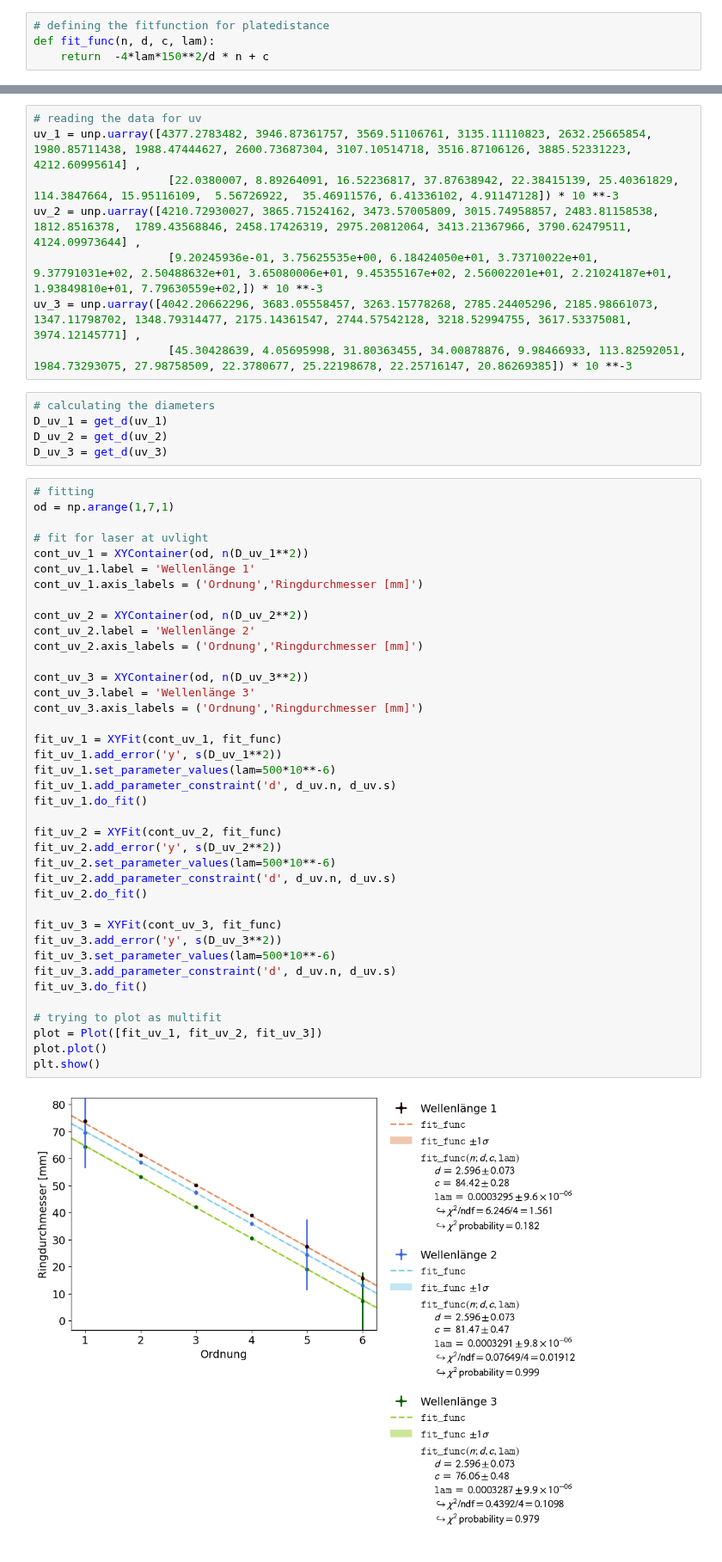
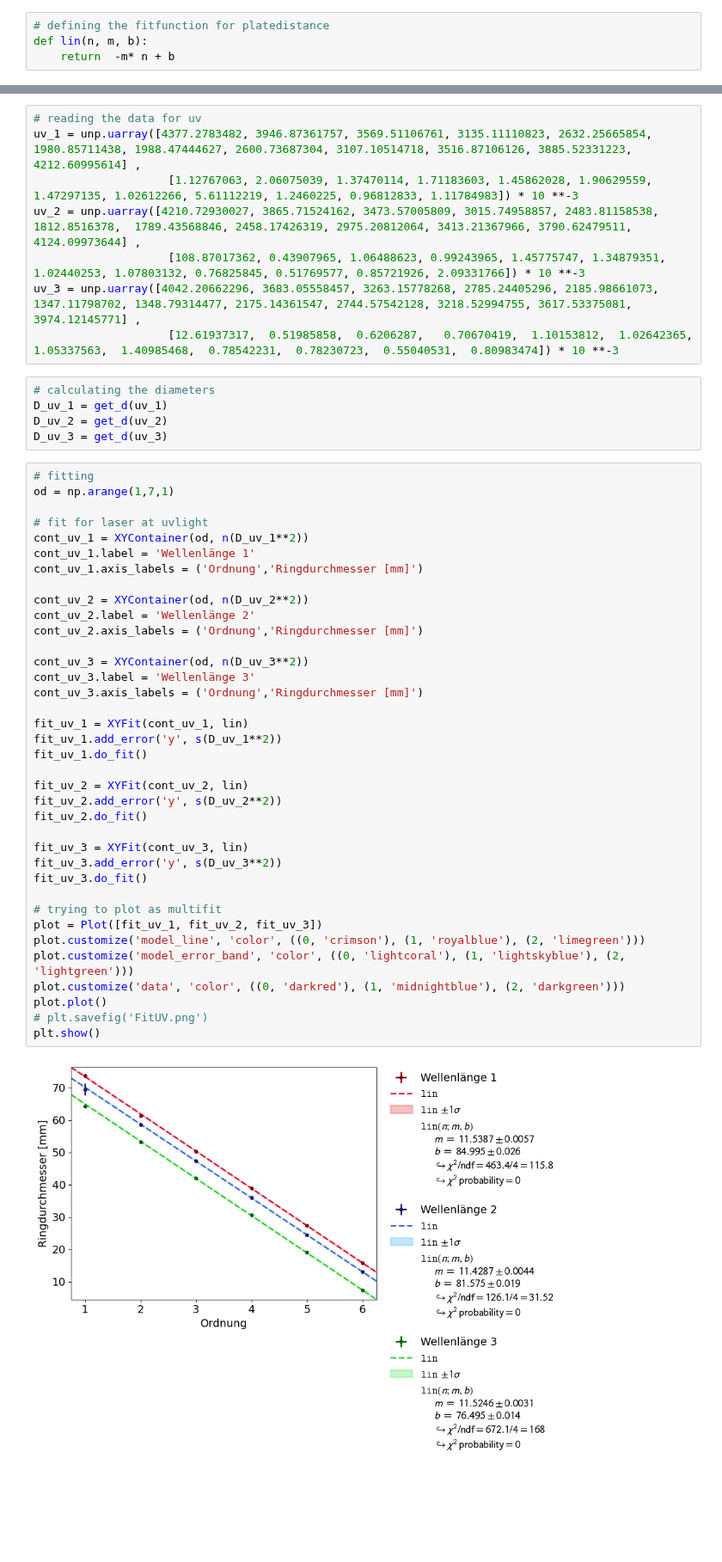
Before and after one commit to MRNock04/P3, a Jupyter notebook: Hyperfeinstruktur/Verrechnung.ipynb, the cells around one changed output, grey strips where cells are left out. Shown at 86% size. Saved outputs shown, nothing was run; the diff lists cells and outputs as text; blank space fills up the shorter version.

```diff
--- a/Hyperfeinstruktur/Verrechnung.ipynb
+++ b/Hyperfeinstruktur/Verrechnung.ipynb
@@ -15,5 +15,5 @@ def get_d(val):
     return (val + val[::-1])[0:int(len(val)/2)]
 # %%
 # defining the fitfunction for platedistance
-def fit_func(n, d, c, lam):
-    return  -4*lam*150**2/d * n + c
+def lin(n, m, b):
+    return  -m* n + b
@@ -139,11 +163,11 @@ print(f'{lam_green_2.n} +/- {lam_green_2.s}')
 # %%
 # reading the data for uv
 uv_1 = unp.uarray([4377.2783482, 3946.87361757, 3569.51106761, 3135.11110823, 2632.25665854, 1980.85711438, 1988.47444627, 2600.73687304, 3107.10514718, 3516.87106126, 3885.52331223, 4212.60995614] ,
-                    [22.0380007, 8.89264091, 16.52236817, 37.87638942, 22.38415139, 25.40361829, 114.3847664, 15.95116109,  5.56726922,  35.46911576, 6.41336102, 4.91147128]) * 10 **-3
+                    [1.12767063, 2.06075039, 1.37470114, 1.71183603, 1.45862028, 1.90629559, 1.47297135, 1.02612266, 5.61112219, 1.2460225, 0.96812833, 1.11784983]) * 10 **-3
 uv_2 = unp.uarray([4210.72930027, 3865.71524162, 3473.57005809, 3015.74958857, 2483.81158538, 1812.8516378,  1789.43568846, 2458.17426319, 2975.20812064, 3413.21367966, 3790.62479511, 4124.09973644] ,
-                    [9.20245936e-01, 3.75625535e+00, 6.18424050e+01, 3.73710022e+01, 9.37791031e+02, 2.50488632e+01, 3.65080006e+01, 9.45355167e+02, 2.56002201e+01, 2.21024187e+01, 1.93849810e+01, 7.79630559e+02,]) * 10 **-3
+                    [108.87017362, 0.43907965, 1.06488623, 0.99243965, 1.45775747, 1.34879351, 1.02440253, 1.07803132, 0.76825845, 0.51769577, 0.85721926, 2.09331766]) * 10 **-3
 uv_3 = unp.uarray([4042.20662296, 3683.05558457, 3263.15778268, 2785.24405296, 2185.98661073, 1347.11798702, 1348.79314477, 2175.14361547, 2744.57542128, 3218.52994755, 3617.53375081, 3974.12145771] ,
-                    [45.30428639, 4.05695998, 31.80363455, 34.00878876, 9.98466933, 113.82592051, 1984.73293075, 27.98758509, 22.3780677, 25.22198678, 22.25716147, 20.86269385]) * 10 **-3
+                    [12.61937317,  0.51985858,  0.6206287,   0.70670419,  1.10153812,  1.02642365, 1.05337563,  1.40985468,  0.78542231,  0.78230723,  0.55040531,  0.80983474]) * 10 **-3
 # %%
 # calculating the diameters
 D_uv_1 = get_d(uv_1)
@@ -153,42 +177,40 @@ D_uv_3 = get_d(uv_3)
 # fitting
 od = np.arange(1,7,1)
 
 # fit for laser at uvlight
 cont_uv_1 = XYContainer(od, n(D_uv_1**2))
 cont_uv_1.label = 'Wellenlänge 1'
 cont_uv_1.axis_labels = ('Ordnung','Ringdurchmesser [mm]')
 
 cont_uv_2 = XYContainer(od, n(D_uv_2**2))
 cont_uv_2.label = 'Wellenlänge 2'
 cont_uv_2.axis_labels = ('Ordnung','Ringdurchmesser [mm]')
 
 cont_uv_3 = XYContainer(od, n(D_uv_3**2))
 cont_uv_3.label = 'Wellenlänge 3'
 cont_uv_3.axis_labels = ('Ordnung','Ringdurchmesser [mm]')
 
-fit_uv_1 = XYFit(cont_uv_1, fit_func)
+fit_uv_1 = XYFit(cont_uv_1, lin)
 fit_uv_1.add_error('y', s(D_uv_1**2))
-fit_uv_1.set_parameter_values(lam=500*10**-6)
-fit_uv_1.add_parameter_constraint('d', d_uv.n, d_uv.s)
 fit_uv_1.do_fit()
 
-fit_uv_2 = XYFit(cont_uv_2, fit_func)
+fit_uv_2 = XYFit(cont_uv_2, lin)
 fit_uv_2.add_error('y', s(D_uv_2**2))
-fit_uv_2.set_parameter_values(lam=500*10**-6)
-fit_uv_2.add_parameter_constraint('d', d_uv.n, d_uv.s)
 fit_uv_2.do_fit()
 
-fit_uv_3 = XYFit(cont_uv_3, fit_func)
+fit_uv_3 = XYFit(cont_uv_3, lin)
 fit_uv_3.add_error('y', s(D_uv_3**2))
-fit_uv_3.set_parameter_values(lam=500*10**-6)
-fit_uv_3.add_parameter_constraint('d', d_uv.n, d_uv.s)
 fit_uv_3.do_fit()
 
 # trying to plot as multifit
 plot = Plot([fit_uv_1, fit_uv_2, fit_uv_3])
+plot.customize('model_line', 'color', ((0, 'crimson'), (1, 'royalblue'), (2, 'limegreen')))
+plot.customize('model_error_band', 'color', ((0, 'lightcoral'), (1, 'lightskyblue'), (2, 'lightgreen')))
+plot.customize('data', 'color', ((0, 'darkred'), (1, 'midnightblue'), (2, 'darkgreen')))
 plot.plot()
+# plt.savefig('FitUV.png')
 plt.show()
 # %% [output]
-[figure, old version]
+[figure, new version]
 # %%
 # getting and printing the values
```
Also changed, not shown: parts of 11 cells of this notebook, 5 other files.
